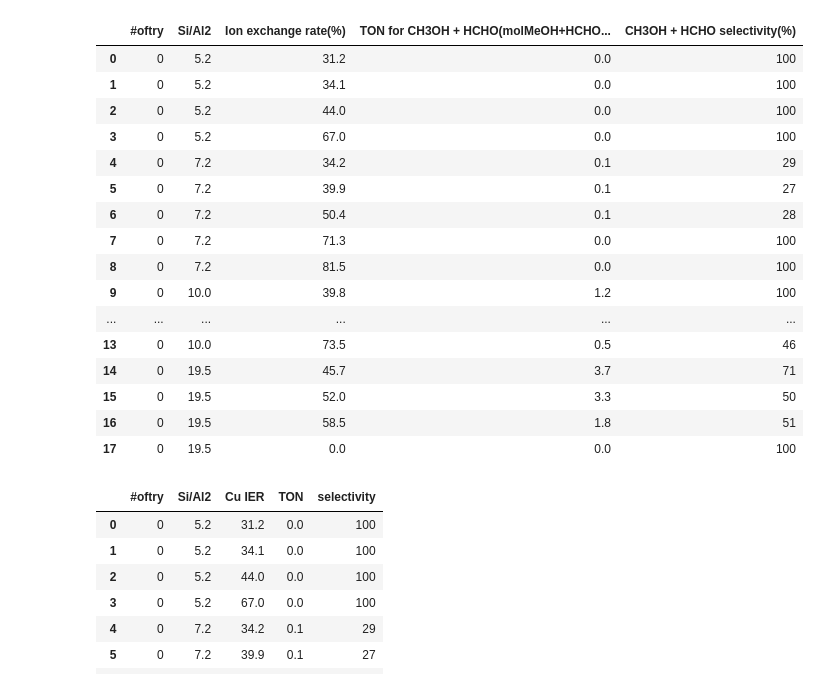
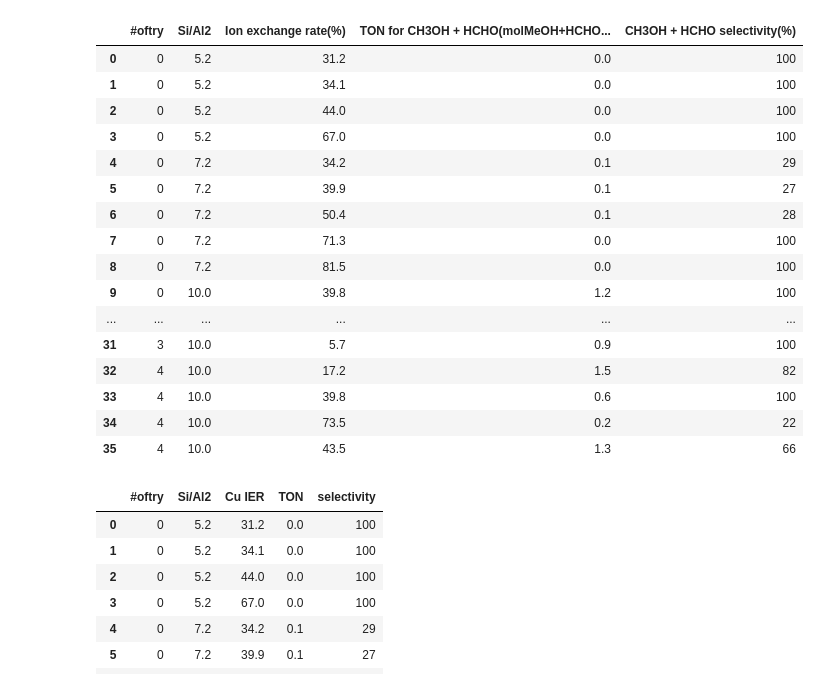
Before and after one commit to hasukawayoshiki/bayesian-optimization, a Jupyter notebook: hasukawa-visualization.ipynb, the cells around one changed output. Drawn from its saved outputs; the diff is of its cells as text; code cells hidden in the pictures.

```diff
--- a/hasukawa-visualization.ipynb
+++ b/hasukawa-visualization.ipynb
@@ -1,32 +1,32 @@
 # %%
+%matplotlib inline
 %matplotlib notebook
-%matplotlib inline
 import pandas as pd
 import numpy as np
 import matplotlib.pyplot as plt
 from mpl_toolkits.mplot3d import Axes3D
 
 #サンプルデータ取得
 df1 = pd.read_excel('methanol.ods',engine="odf")
-df1.head(18)
+df1
 # %% [output]
 |  | #oftry | Si/Al2 | Ion exchange rate(%) | TON for CH3OH + HCHO(molMeOH+HCHO... | CH3OH + HCHO selectivity(%) |
 | 0 | 0 | 5.2 | 31.2 | 0.0 | 100 |
 | 1 | 0 | 5.2 | 34.1 | 0.0 | 100 |
 | 2 | 0 | 5.2 | 44.0 | 0.0 | 100 |
 | 3 | 0 | 5.2 | 67.0 | 0.0 | 100 |
 | 4 | 0 | 7.2 | 34.2 | 0.1 | 29 |
 | 5 | 0 | 7.2 | 39.9 | 0.1 | 27 |
 | 6 | 0 | 7.2 | 50.4 | 0.1 | 28 |
 | 7 | 0 | 7.2 | 71.3 | 0.0 | 100 |
 | 8 | 0 | 7.2 | 81.5 | 0.0 | 100 |
 | 9 | 0 | 10.0 | 39.8 | 1.2 | 100 |
 | ... | ... | ... | ... | ... | ... |
-| 13 | 0 | 10.0 | 73.5 | 0.5 | 46 |
-| 14 | 0 | 19.5 | 45.7 | 3.7 | 71 |
-| 15 | 0 | 19.5 | 52.0 | 3.3 | 50 |
-| 16 | 0 | 19.5 | 58.5 | 1.8 | 51 |
-| 17 | 0 | 19.5 | 0.0 | 0.0 | 100 |
+| 31 | 3 | 10.0 | 5.7 | 0.9 | 100 |
+| 32 | 4 | 10.0 | 17.2 | 1.5 | 82 |
+| 33 | 4 | 10.0 | 39.8 | 0.6 | 100 |
+| 34 | 4 | 10.0 | 73.5 | 0.2 | 22 |
+| 35 | 4 | 10.0 | 43.5 | 1.3 | 66 |
 # %%
 #oftry=0のみ可視化
 df2 = df1[df1['#oftry']==0]
```
Also changed, not shown: parts of 4 cells of this notebook.
